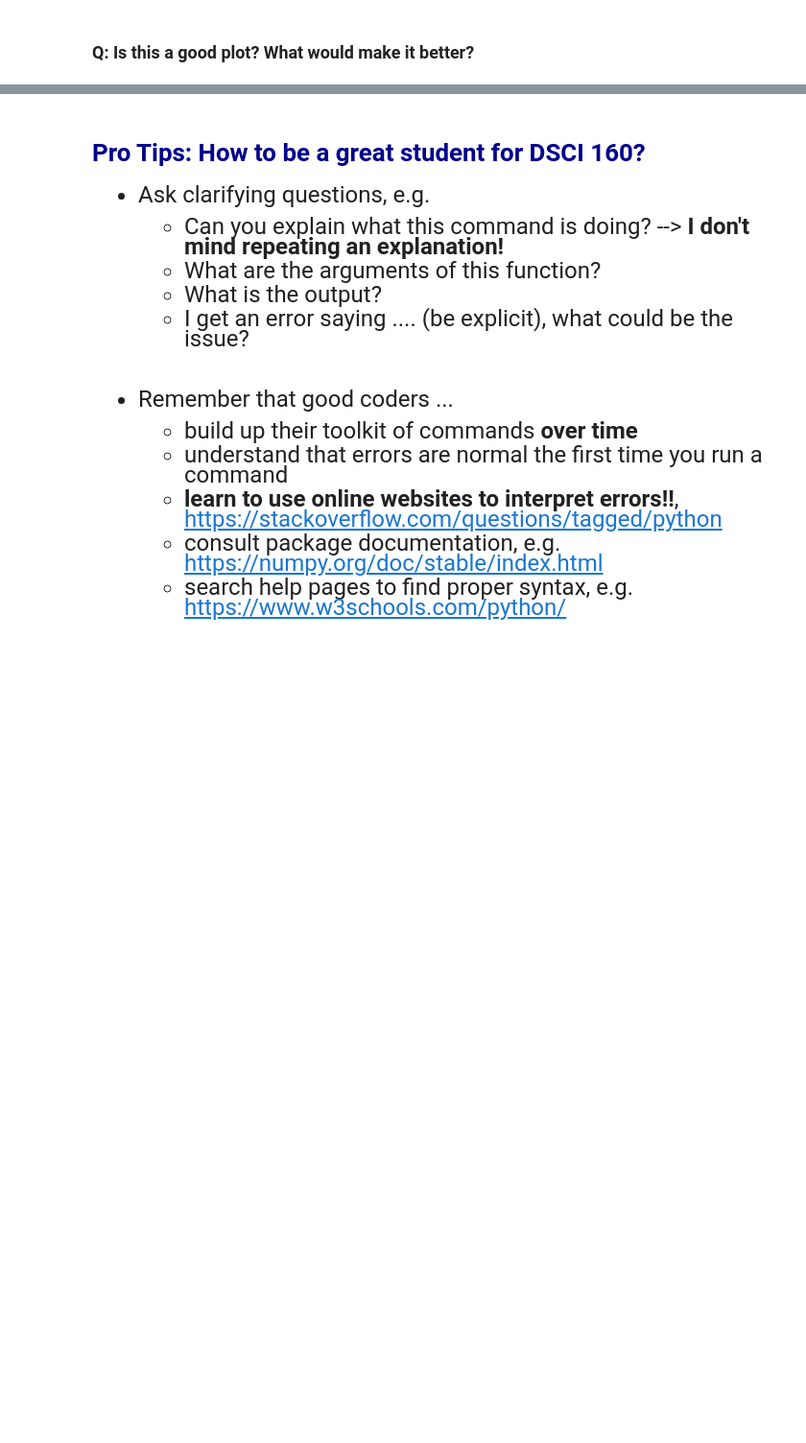
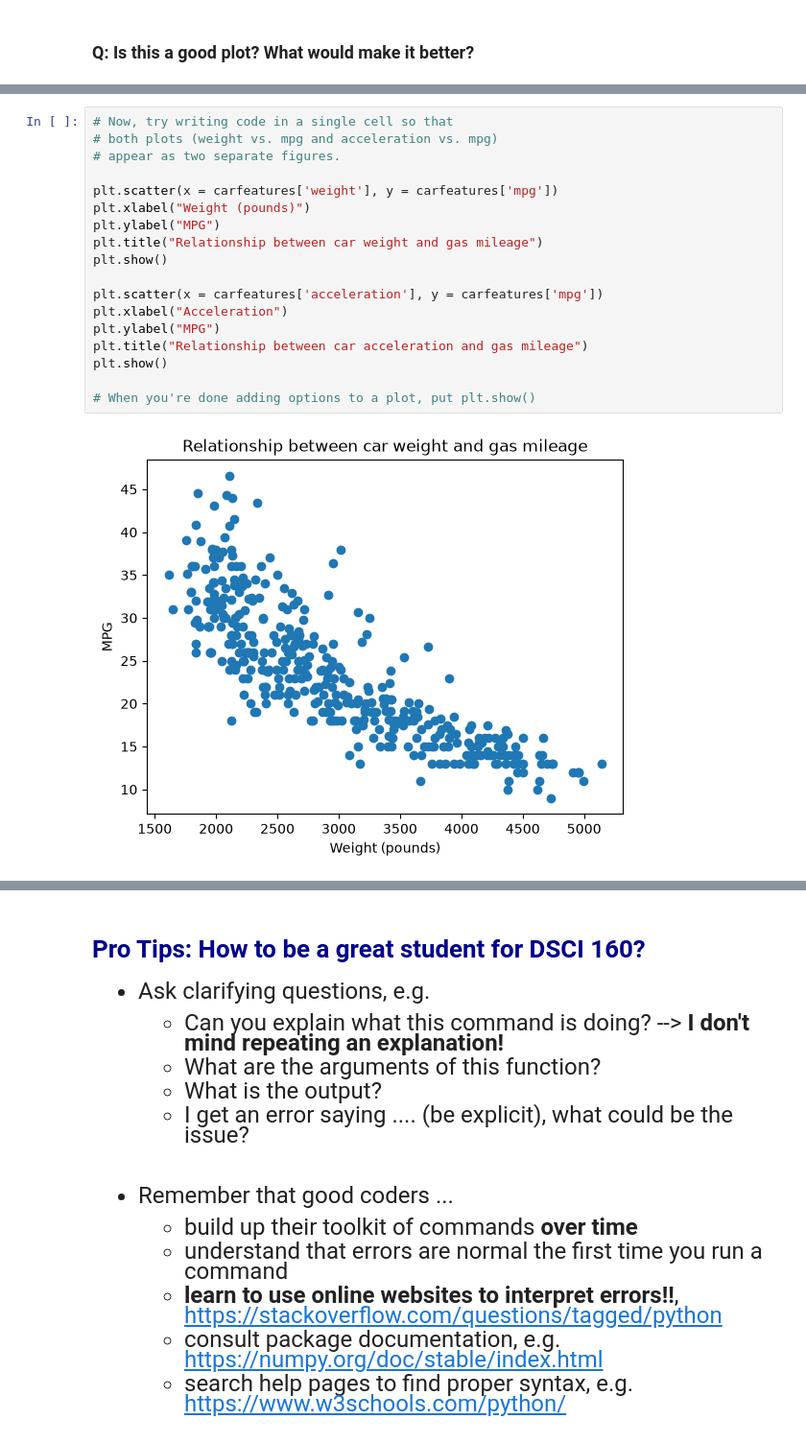
Before and after one commit to rwang0127/datasci151fall2026, a Jupyter notebook: lecture_02/Lecture02 copy.ipynb, the cells around one changed output, grey strips where cells are left out. Shown at 96% size. Cells and saved outputs as stored; diff of their text form; blank space fills up the shorter version.

```diff
--- a/lecture_02/Lecture02 copy.ipynb
+++ b/lecture_02/Lecture02 copy.ipynb
@@ -363,0 +414,20 @@ plt.show()
+# %%
+# Now, try writing code in a single cell so that
+# both plots (weight vs. mpg and acceleration vs. mpg)
+# appear as two separate figures.
+
+plt.scatter(x = carfeatures['weight'], y = carfeatures['mpg'])
+plt.xlabel("Weight (pounds)")
+plt.ylabel("MPG")
+plt.title("Relationship between car weight and gas mileage")
+plt.show()
+
+plt.scatter(x = carfeatures['acceleration'], y = carfeatures['mpg'])
+plt.xlabel("Acceleration")
+plt.ylabel("MPG")
+plt.title("Relationship between car acceleration and gas mileage")
+plt.show()
+
+# When you're done adding options to a plot, put plt.show()
+# %% [output]
+[figure, added]
```
Also changed, not shown: parts of 10 cells of this notebook, 1 other file.
